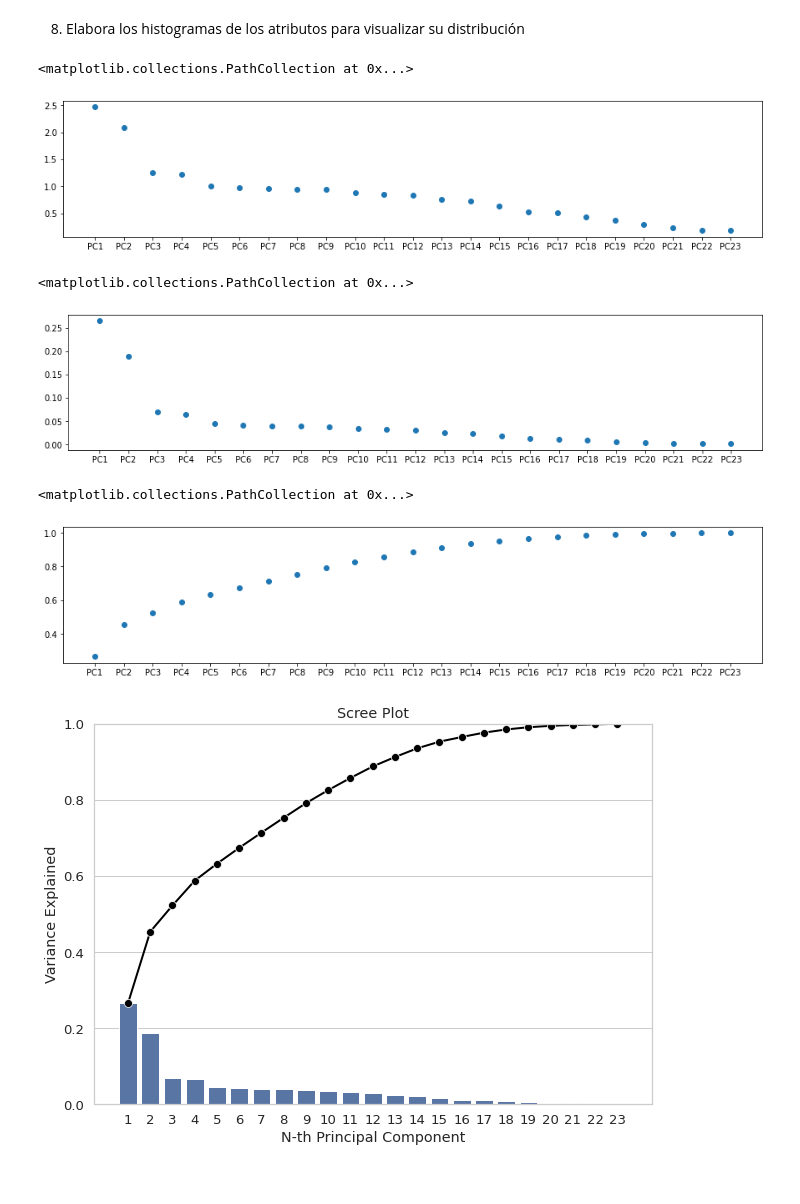
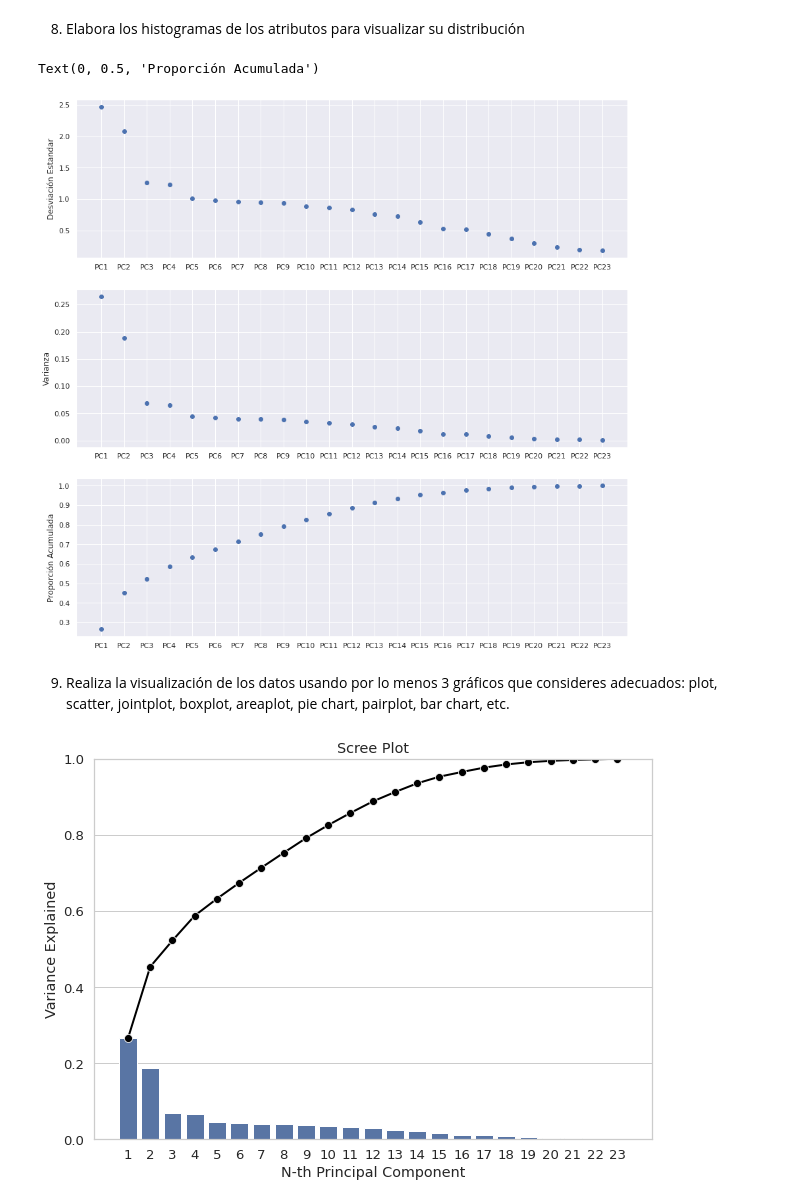
Before and after one commit to PosgradoMNA/actividades-de-aprendizaje-A01081266, a Jupyter notebook: ActividadSemanal6A01081266.ipynb, the cells around one changed output. Cells and saved outputs as stored; diff of their text form; code cells hidden in the pictures.

```diff
--- a/ActividadSemanal6A01081266.ipynb
+++ b/ActividadSemanal6A01081266.ipynb
@@ -380,25 +385,29 @@ los primeros 7 componentes principales acumulan ya un 71% de la varianza, siendo
 # %% [markdown]
 8. Elabora los histogramas de los atributos para visualizar su distribución
 # %%
+sns.set(rc={'figure.figsize':(15,15)})
+#fig, axes = plt.subplots(3, 1)
+
+
+
 #graficamos la Desviacion Estandar
+plt.subplot(3,1,1)
 AxisPC = ['PC1','PC2','PC3','PC4','PC5','PC6','PC7','PC8','PC9','PC10','PC11','PC12','PC13','PC14','PC15','PC16','PC17','PC18','PC19','PC20','PC21','PC22','PC23']
-plt.figure(figsize=(15, 3))
 plt.scatter(AxisPC, pcsSummary_df.iloc[0,:])
+plt.ylabel('Desviación Estandar')
+
+plt.subplot(3,1,2)
+plt.scatter(AxisPC, pcsSummary_df.iloc[1,:])
+plt.ylabel('Varianza')
+
+plt.subplot(3,1,3)
+plt.scatter(AxisPC, pcsSummary_df.iloc[2,:])
+plt.ylabel('Proporción Acumulada')
 # %% [output]
-<matplotlib.collections.PathCollection at 0x...>
+Text(0, 0.5, 'Proporción Acumulada')
-[figure, old version]
+[figure, new version]
-# %%
-plt.figure(figsize=(15, 3))
-plt.scatter(AxisPC, pcsSummary_df.iloc[1,:])
-# %% [output]
-<matplotlib.collections.PathCollection at 0x...>
-[figure, removed]
-# %%
-plt.figure(figsize=(15, 3))
-plt.scatter(AxisPC, pcsSummary_df.iloc[2,:])
-# %% [output]
-<matplotlib.collections.PathCollection at 0x...>
-[figure, removed]
+# %% [markdown]
+9. Realiza la visualización de los datos usando por lo menos 3 gráficos que consideres adecuados: plot, scatter, jointplot, boxplot, areaplot, pie chart, pairplot, bar chart, etc.
 # %%
 PC_components = np.arange(pcs.n_components_) + 1
 #PC_components
```
Also changed, not shown: parts of 5 cells of this notebook.
